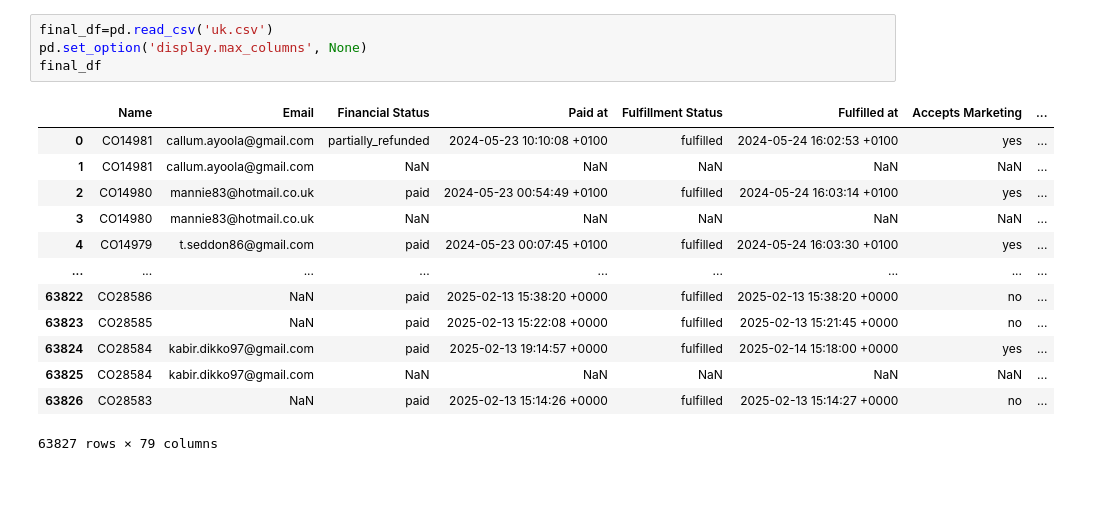
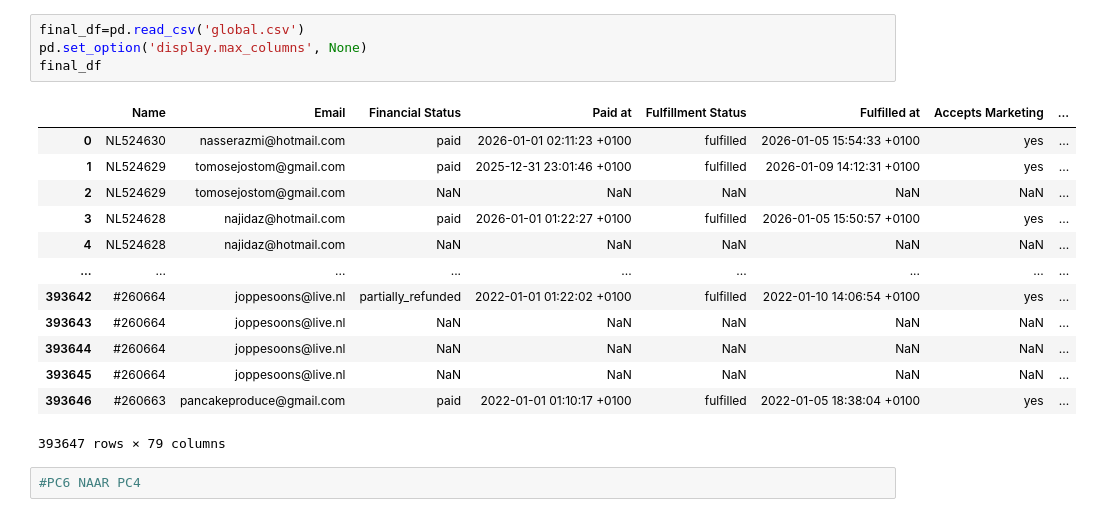
Before and after one commit to Farzand000/stage, a Jupyter notebook: data_merge.ipynb, the cells around one changed output. Cells and saved outputs as stored; diff of their text form; blank space fills up the shorter version.

```diff
--- a/data_merge.ipynb
+++ b/data_merge.ipynb
@@ -39,20 +39,22 @@ print("Saved successfully.")
 # %% [output]
 Saved successfully.
 # %%
-final_df=pd.read_csv('uk.csv')
+final_df=pd.read_csv('global.csv')
 pd.set_option('display.max_columns', None)
 final_df
 # %% [output]
 |  | Name | Email | Financial Status | Paid at | Fulfillment Status | Fulfilled at | Accepts Marketing | ... |
-| 0 | CO14981 | callum.ayoola@gmail.com | partially_refunded | 2024-05-23 10:10:08 +0100 | fulfilled | 2024-05-24 16:02:53 +0100 | yes | ... |
-| 1 | CO14981 | callum.ayoola@gmail.com | NaN | NaN | NaN | NaN | NaN | ... |
-| 2 | CO14980 | mannie83@hotmail.co.uk | paid | 2024-05-23 00:54:49 +0100 | fulfilled | 2024-05-24 16:03:14 +0100 | yes | ... |
-| 3 | CO14980 | mannie83@hotmail.co.uk | NaN | NaN | NaN | NaN | NaN | ... |
-| 4 | CO14979 | t.seddon86@gmail.com | paid | 2024-05-23 00:07:45 +0100 | fulfilled | 2024-05-24 16:03:30 +0100 | yes | ... |
+| 0 | NL524630 | nasserazmi@hotmail.com | paid | 2026-01-01 02:11:23 +0100 | fulfilled | 2026-01-05 15:54:33 +0100 | yes | ... |
+| 1 | NL524629 | tomosejostom@gmail.com | paid | 2025-12-31 23:01:46 +0100 | fulfilled | 2026-01-09 14:12:31 +0100 | yes | ... |
+| 2 | NL524629 | tomosejostom@gmail.com | NaN | NaN | NaN | NaN | NaN | ... |
+| 3 | NL524628 | najidaz@hotmail.com | paid | 2026-01-01 01:22:27 +0100 | fulfilled | 2026-01-05 15:50:57 +0100 | yes | ... |
+| 4 | NL524628 | najidaz@hotmail.com | NaN | NaN | NaN | NaN | NaN | ... |
 | ... | ... | ... | ... | ... | ... | ... | ... | ... |
-| 63822 | CO28586 | NaN | paid | 2025-02-13 15:38:20 +0000 | fulfilled | 2025-02-13 15:38:20 +0000 | no | ... |
-| 63823 | CO28585 | NaN | paid | 2025-02-13 15:22:08 +0000 | fulfilled | 2025-02-13 15:21:45 +0000 | no | ... |
-| 63824 | CO28584 | kabir.dikko97@gmail.com | paid | 2025-02-13 19:14:57 +0000 | fulfilled | 2025-02-14 15:18:00 +0000 | yes | ... |
-| 63825 | CO28584 | kabir.dikko97@gmail.com | NaN | NaN | NaN | NaN | NaN | ... |
-| 63826 | CO28583 | NaN | paid | 2025-02-13 15:14:26 +0000 | fulfilled | 2025-02-13 15:14:27 +0000 | no | ... |
+| 393642 | #260664 | joppesoons@live.nl | partially_refunded | 2022-01-01 01:22:02 +0100 | fulfilled | 2022-01-10 14:06:54 +0100 | yes | ... |
+| 393643 | #260664 | joppesoons@live.nl | NaN | NaN | NaN | NaN | NaN | ... |
+| 393644 | #260664 | joppesoons@live.nl | NaN | NaN | NaN | NaN | NaN | ... |
+| 393645 | #260664 | joppesoons@live.nl | NaN | NaN | NaN | NaN | NaN | ... |
+| 393646 | #260663 | pancakeproduce@gmail.com | paid | 2022-01-01 01:10:17 +0100 | fulfilled | 2022-01-05 18:38:04 +0100 | yes | ... |
-63827 rows × 79 columns
+393647 rows × 79 columns
+# %%
+#PC6 NAAR PC4
```
Also changed, not shown: parts of 3 cells of this notebook, 21 other files.
